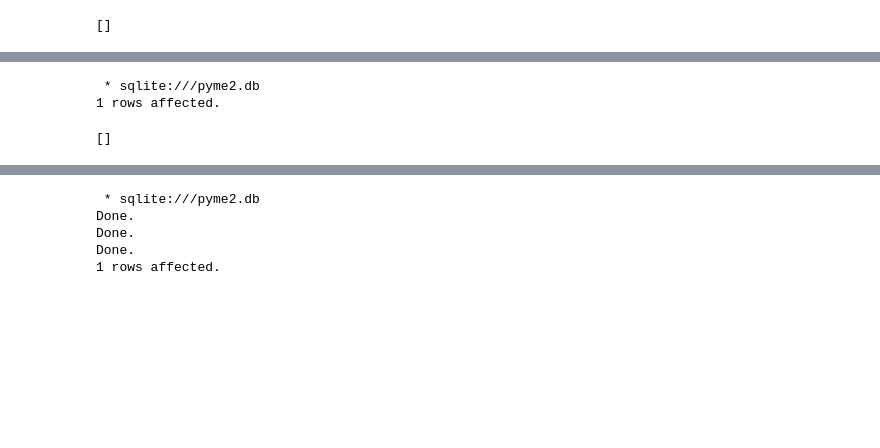
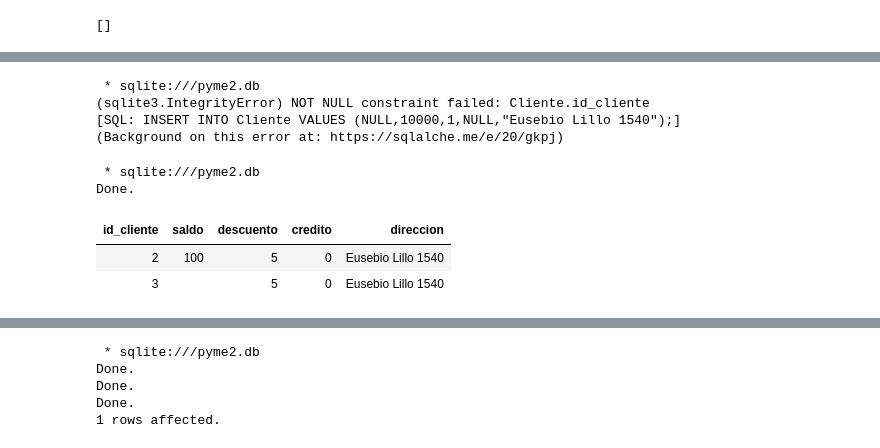
Before and after one commit to adigenova/uohdb, a Jupyter notebook: code/PYME_database.ipynb, the cells around one changed output, grey strips where cells are left out. Cells and saved outputs as stored; diff of their text form; code cells hidden in the pictures; blank space fills up the shorter version.

```diff
--- a/code/PYME_database.ipynb
+++ b/code/PYME_database.ipynb
@@ -92,8 +97,18 @@ Done.
 | 3 |  | 5 | 0 | Eusebio Lillo 1540 |
 # %%
 %%sql
-INSERT INTO Cliente VALUES (5,10000,1,NULL,"Eusebio Lillo 1540");
+INSERT INTO Cliente VALUES (NULL,10000,1,NULL,"Eusebio Lillo 1540");
 # %% [output]
  * sqlite:///pyme2.db
-1 rows affected.
+(sqlite3.IntegrityError) NOT NULL constraint failed: Cliente.id_cliente
+[SQL: INSERT INTO Cliente VALUES (NULL,10000,1,NULL,"Eusebio Lillo 1540");]
+(Background on this error at: https://sqlalche.me/e/20/gkpj)
-[]
+# %%
+%%sql
+select * from Cliente;
+# %% [output]
+ * sqlite:///pyme2.db
+Done.
+| id_cliente | saldo | descuento | credito | direccion |
+| 2 | 100 | 5 | 0 | Eusebio Lillo 1540 |
+| 3 |  | 5 | 0 | Eusebio Lillo 1540 |
```
Also changed, not shown: parts of 26 cells of this notebook.
